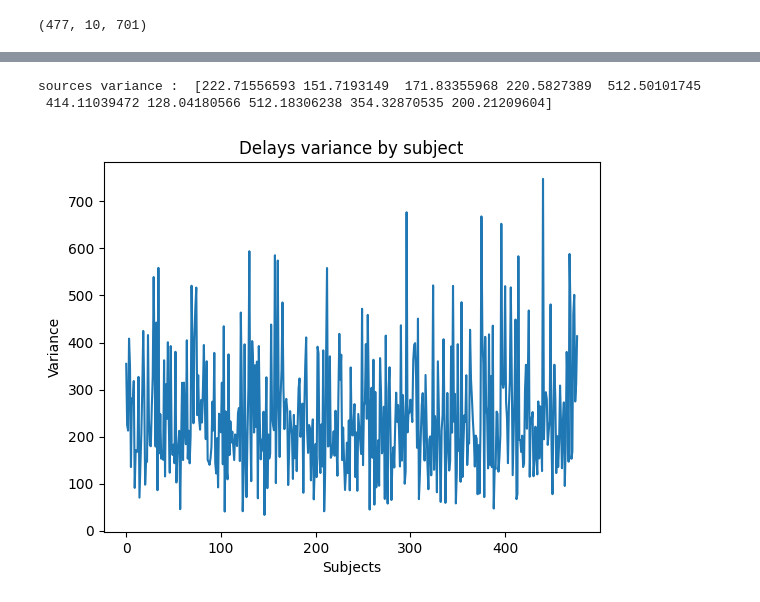
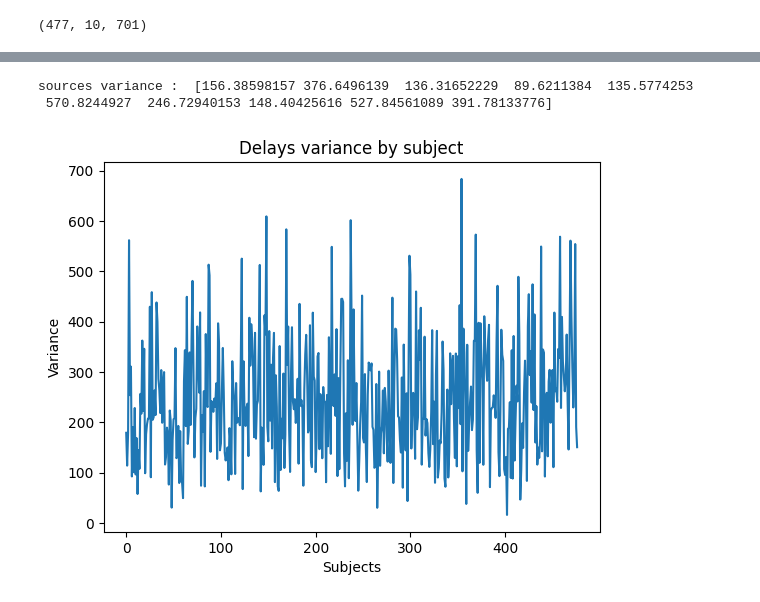
Before and after one commit to AmbroiseHeurtebise/internship_m2, a Jupyter notebook: mlsp_plots/plot_estimated_delays.ipynb, the cells around one changed output, grey strips where cells are left out. Drawn from its saved outputs; the diff is of its cells as text; code cells hidden in the pictures.

```diff
--- a/mlsp_plots/plot_estimated_delays.ipynb
+++ b/mlsp_plots/plot_estimated_delays.ipynb
@@ -7,7 +8,7 @@ import matplotlib.pyplot as plt
 # %%
 # parameters
 task = "visual"
-artificial_delays = True
+artificial_delays = False
 shared_delays = False
 n_comp = 10
 subsample = None
@@ -68,6 +67,7 @@ if task == "visual":
     else:
         X_name = "X_visual_task_mag_477.npy"
 elif task == "auditory":
+    ages = np.load(dataset_path + "ages_auditory_task_501.npy")
     if artificial_delays:
         if shared_delays:
             X_name = "X_auditory_task_mag_501_artificially_delayed.npy"
@@ -143,12 +153,13 @@ if not shared_delays:
 # %%
 # variance when using source-specific delays
 if not shared_delays:
-    print("sources variance : ", np.var(tau_list, axis=0))
+    var_sources = np.var(tau_list, axis=0)
+    print("sources variance : ", var_sources)
     plt.plot(np.var(tau_list, axis=1))
     plt.xlabel("Subjects")
     plt.ylabel("Variance")
     plt.title("Delays variance by subject");
 # %% [output]
-sources variance :  [222.71556593 151.7193149  171.83355968 220.5827389  512.50101745
- 414.11039472 128.04180566 512.18306238 354.32870535 200.21209604]
+sources variance :  [156.38598157 376.6496139  136.31652229  89.6211384  135.5774253
+ 570.8244927  246.72940153 148.40425616 527.84561089 391.78133776]
-[figure, old version]
+[figure, new version]
```
Also changed, not shown: parts of 8 cells of this notebook.
